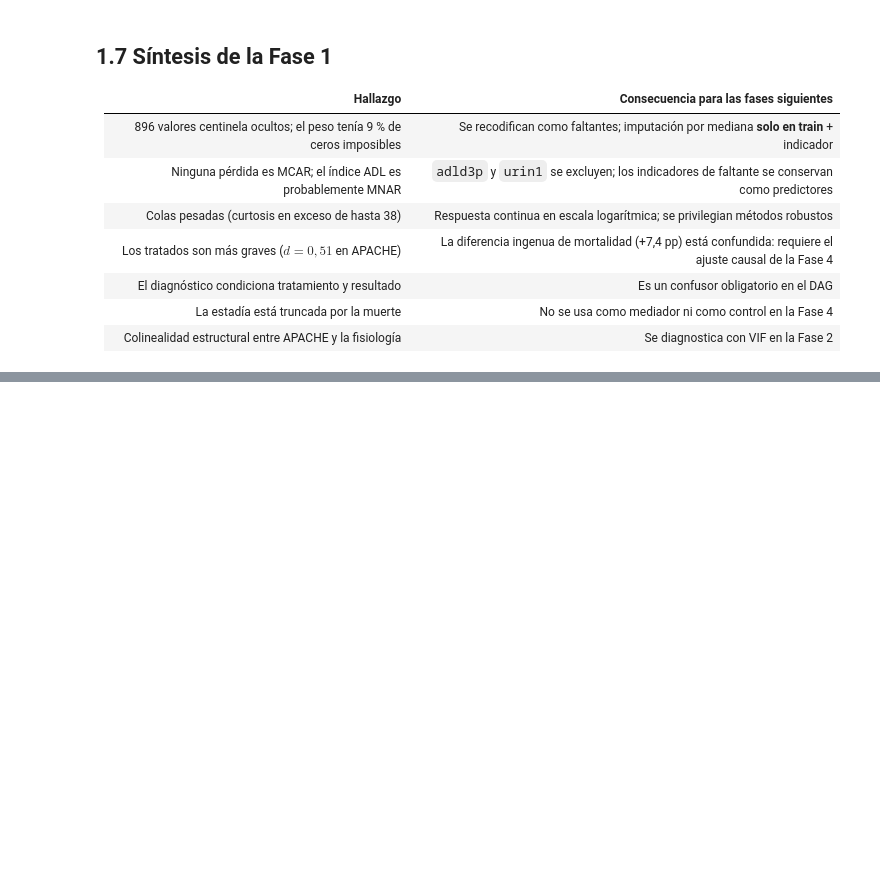
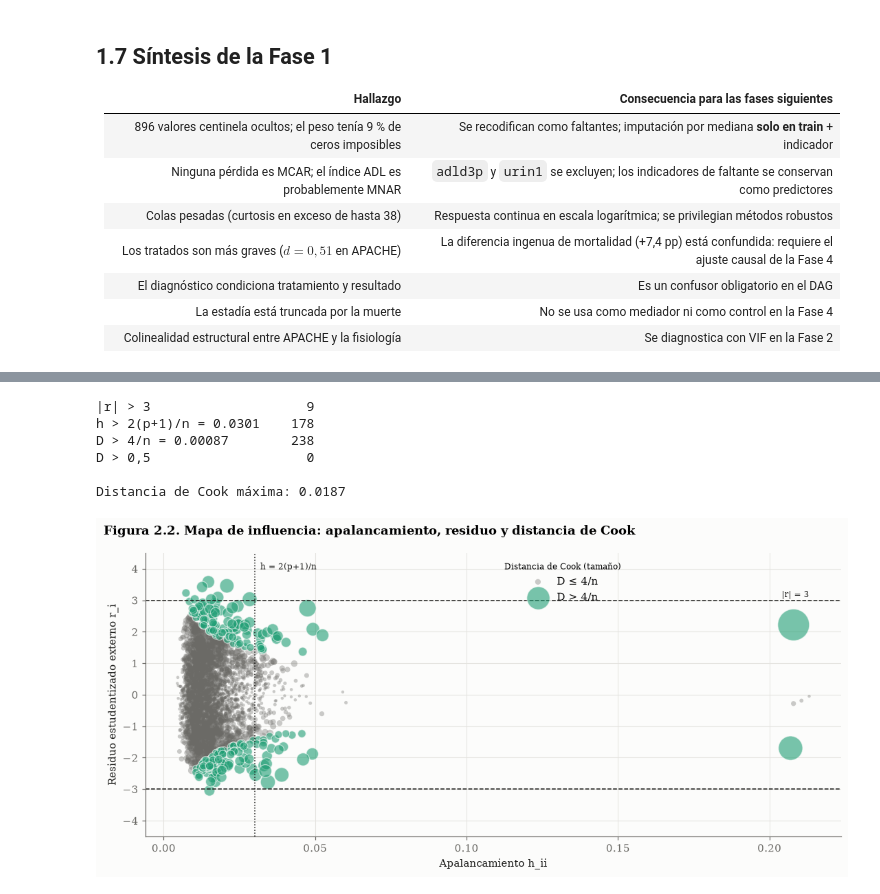
Before and after one commit to Valentina-Bolivar/tp-integrador-rhc, a Jupyter notebook: notebooks/TP_Integrador_Final.ipynb, the cells around one changed output, grey strips where cells are left out. Cells and saved outputs as stored; diff of their text form; code cells hidden in the pictures; blank space fills up the shorter version.

```diff
--- a/notebooks/TP_Integrador_Final.ipynb
+++ b/notebooks/TP_Integrador_Final.ipynb
@@ -609,0 +762,41 @@ plt.show()
+# %%
+infl = reg.influence_table(ols)
+thr = reg.influence_thresholds(n, p)
+flags = pd.Series({
+    f"|r| > 3": (infl["r_ext"].abs() > thr["r"]).sum(),
+    f"h > 2(p+1)/n = {thr['leverage']:.4f}": (infl["leverage"] > thr["leverage"]).sum(),
+    f"D > 4/n = {thr['cook_4n']:.5f}": (infl["cook"] > thr["cook_4n"]).sum(),
+    "D > 0,5": (infl["cook"] > thr["cook_abs"]).sum(),
+}, name="observaciones")
+print(flags.to_string())
+print(f"\nDistancia de Cook máxima: {infl['cook'].max():.4f}")
+# %% [output]
+|r| > 3                    9
+h > 2(p+1)/n = 0.0301    178
+D > 4/n = 0.00087        238
+D > 0,5                    0
+
+Distancia de Cook máxima: 0.0187
+# %%
+fig, ax = plt.subplots(figsize=(10, 4.8))
+size = 8 + 900 * infl["cook"] / infl["cook"].max()
+flagged = (infl["cook"] > thr["cook_4n"])
+ax.scatter(infl.loc[~flagged, "leverage"], infl.loc[~flagged, "r_ext"], s=size[~flagged],
+           color=viz.MUTED, alpha=0.35, edgecolor="none", label="D ≤ 4/n")
+ax.scatter(infl.loc[flagged, "leverage"], infl.loc[flagged, "r_ext"], s=size[flagged],
+           color=viz.THIRD, alpha=0.6, edgecolor=viz.SURFACE, linewidth=0.8, label="D > 4/n")
+for yline in (-3, 3):
+    ax.axhline(yline, color=viz.INK, lw=1, ls="--")
+ax.axvline(thr["leverage"], color=viz.INK, lw=1, ls=":")
+ax.text(thr["leverage"], 4.2, "  h = 2(p+1)/n", fontsize=8, color=viz.INK, va="top")
+ax.text(ax.get_xlim()[1] if False else infl["leverage"].max(), 3.1, "|r| = 3", fontsize=8, ha="right", color=viz.INK)
+ax.set_xlabel("Apalancamiento h_ii")
+ax.set_ylabel("Residuo estudentizado externo r_i")
+ax.set_ylim(-4.5, 4.5)
+ax.legend(loc="upper center", bbox_to_anchor=(0.6, 1.0), title="Distancia de Cook (tamaño)", title_fontsize=8)
+viz.figure_title(fig, "2.2", "Mapa de influencia: apalancamiento, residuo y distancia de Cook")
+fig.tight_layout()
+save(fig, "fig_2_2_influencia")
+plt.show()
+# %% [output]
+[figure, added]
```
Also changed, not shown: parts of 35 cells of this notebook, 14 other files.
